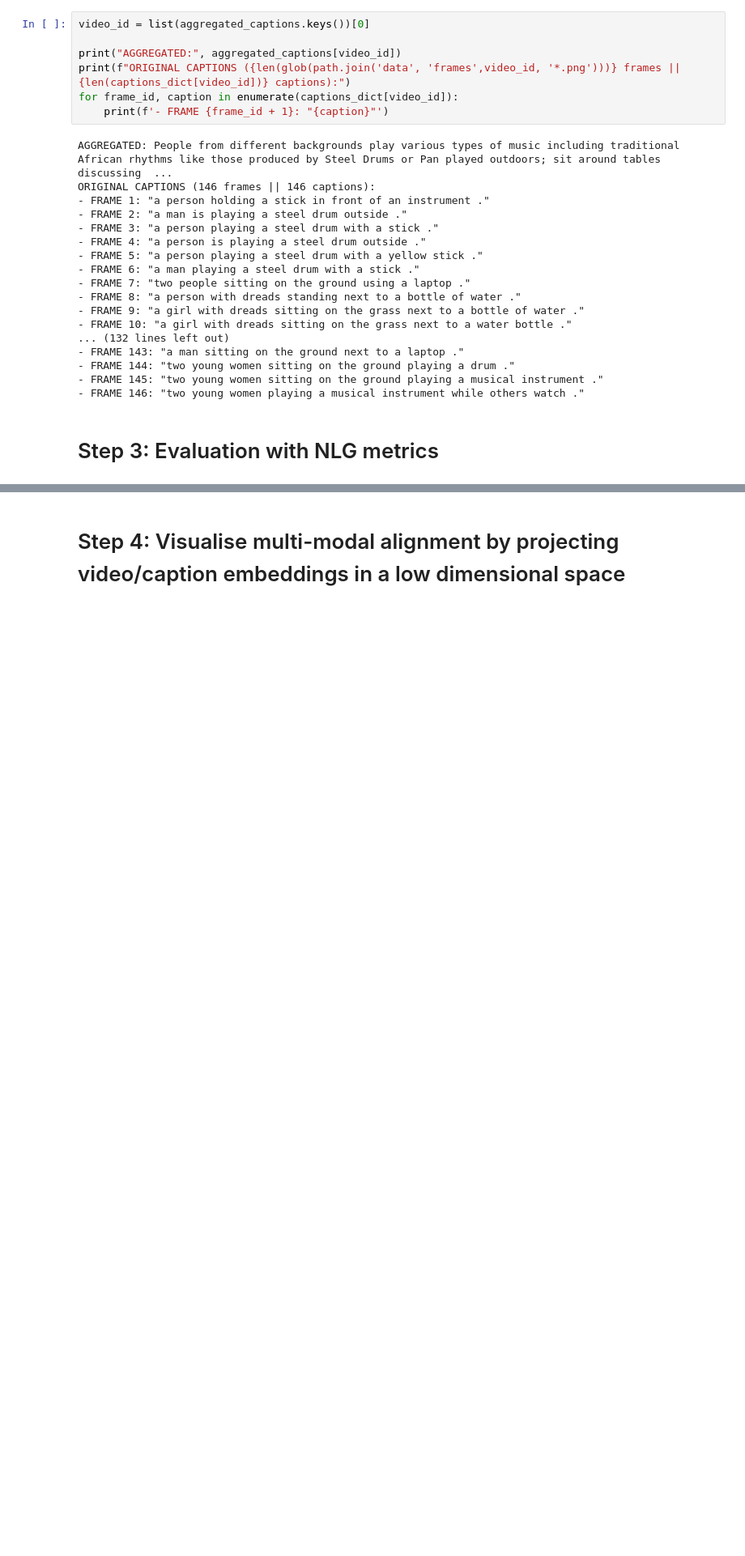
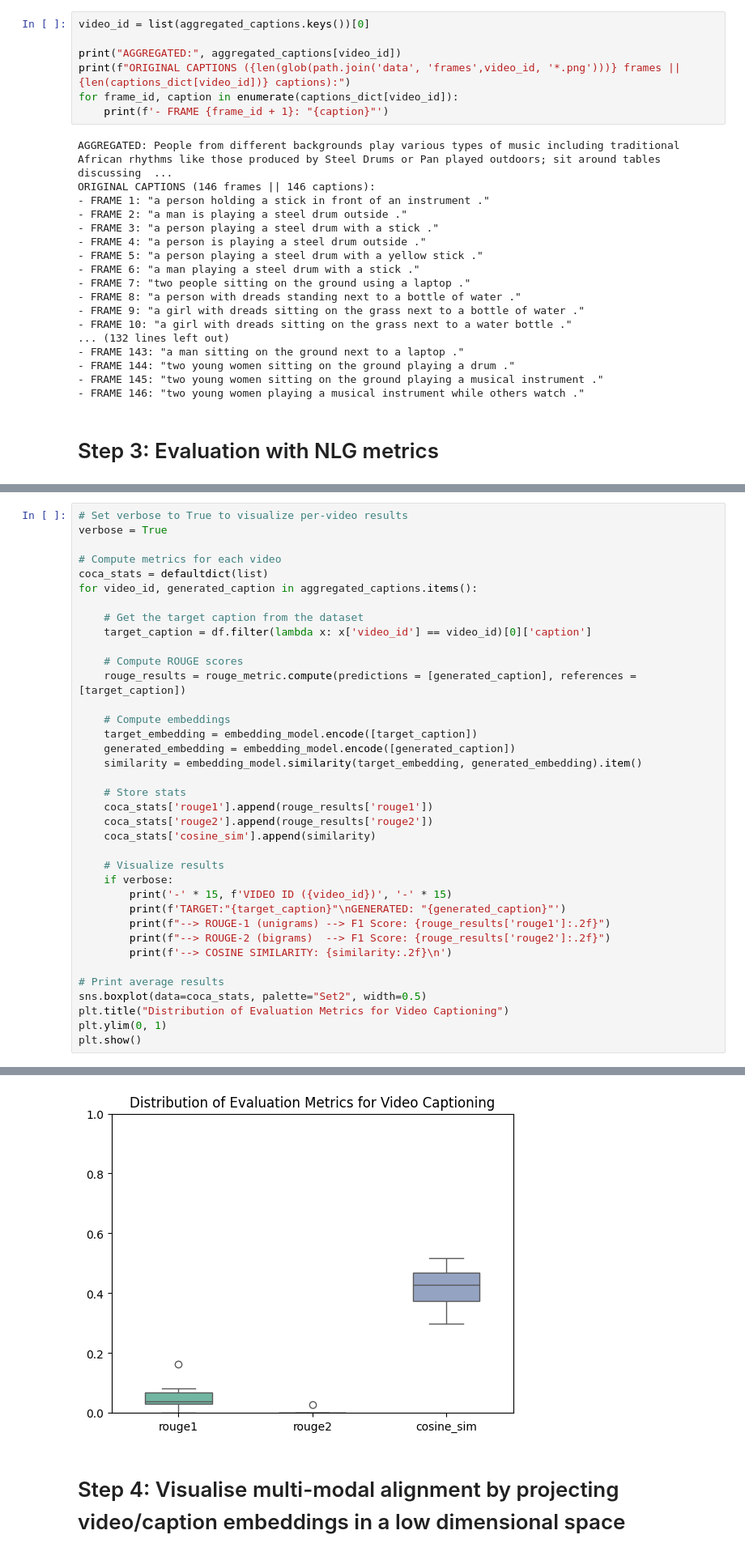
Before and after one commit to saturnMars/FM_2025, a Jupyter notebook: Lab3_video.ipynb, the cells around one changed output, grey strips where cells are left out. Shown at 81% size. Saved outputs shown, nothing was run; the diff lists cells and outputs as text; blank space fills up the shorter version.

```diff
--- a/Lab3_video.ipynb
+++ b/Lab3_video.ipynb
@@ -340,0 +348,38 @@ ORIGINAL CAPTIONS (146 frames || 146 captions):
+# %%
+# Set verbose to True to visualize per-video results
+verbose = True
+
+# Compute metrics for each video
+coca_stats = defaultdict(list)
+for video_id, generated_caption in aggregated_captions.items():
+
+    # Get the target caption from the dataset
+    target_caption = df.filter(lambda x: x['video_id'] == video_id)[0]['caption']
+
+    # Compute ROUGE scores
+    rouge_results = rouge_metric.compute(predictions = [generated_caption], references = [target_caption])
+
+    # Compute embeddings
+    target_embedding = embedding_model.encode([target_caption])
+    generated_embedding = embedding_model.encode([generated_caption])
+    similarity = embedding_model.similarity(target_embedding, generated_embedding).item()
+
+    # Store stats
+    coca_stats['rouge1'].append(rouge_results['rouge1'])
+    coca_stats['rouge2'].append(rouge_results['rouge2'])
+    coca_stats['cosine_sim'].append(similarity)
+
+    # Visualize results
+    if verbose:
+        print('-' * 15, f'VIDEO ID ({video_id})', '-' * 15)
+        print(f'TARGET:"{target_caption}"\nGENERATED: "{generated_caption}"')
+        print(f"--> ROUGE-1 (unigrams) --> F1 Score: {rouge_results['rouge1']:.2f}")
+        print(f"--> ROUGE-2 (bigrams)  --> F1 Score: {rouge_results['rouge2']:.2f}")
+        print(f'--> COSINE SIMILARITY: {similarity:.2f}\n')
+
+# Print average results
+sns.boxplot(data=coca_stats, palette="Set2", width=0.5)
+plt.title("Distribution of Evaluation Metrics for Video Captioning")
+plt.ylim(0, 1)
+plt.show()
+# %% [output]
@@ -341,2 +403,3 @@ ORIGINAL CAPTIONS (146 frames || 146 captions):
+[figure, added]
 # %% [markdown]
 # Step 4: Visualise multi-modal alignment by projecting video/caption embeddings in a low dimensional space
```
Also changed, not shown: parts of 12 cells of this notebook.
